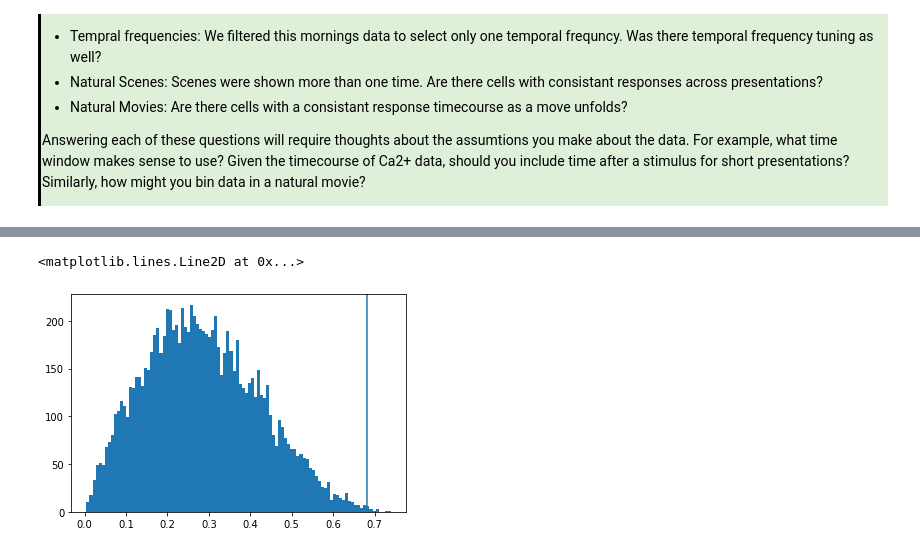
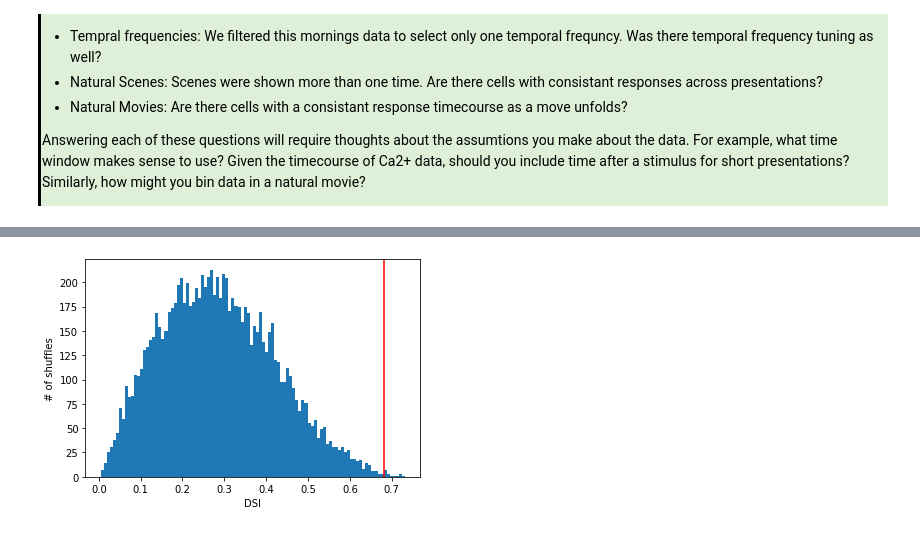
Before and after one commit to AllenInstitute/swdb_neural_encoding, a Jupyter notebook: code/Solutions/Day1Exercises_SelectedSolutions.ipynb, the cells around one changed output, grey strips where cells are left out. Cells and saved outputs as stored; diff of their text form; code cells hidden in the pictures.

Commit message:
Rearranged drafts. Separated solutions on workshop 1

```diff
--- a/code/Day1Exercises_w_solutions.ipynb
+++ b/code/Solutions/Day1Exercises_SelectedSolutions.ipynb
@@ -237,8 +238,9 @@ plt.colorbar(h)
 # Import model fitting code
 from sklearn.model_selection import train_test_split
 # Split
-train_matrix,test_matrix,train_response,test_response = train_test_split(design_matrix,responses,test_size=.5
-                                                                        )
+train_matrix,test_matrix,train_response,test_response = train_test_split(design_matrix,
+                                                                         responses,
+                                                                         test_size=.5)
 # %% [markdown]
 <div style="border-left: 3px solid #000; padding: 1px; padding-left: 10px; background: #DFF0D8; ">
 
@@ -353,11 +376,13 @@ But basically we will do bootstrapping
 # %%
 # Load data from workshop
 import os
+
+session_id = 637998955
 load_loc = os.path.join('/scratch','Workshop1')
 
-orientation = np.load(os.path.join(load_loc,'orientation.npy'))
-temp_freq = np.load(os.path.join(load_loc,'temp_freq.npy'))
-mean_response_all = np.load(os.path.join(load_loc,'mean_response_all.npy'))
+orientation = np.load(os.path.join(load_loc,str(session_id)+'_orientation.npy'))
+temp_freq = np.load(os.path.join(load_loc,str(session_id)+'_temp_freq.npy'))
+mean_response_all = np.load(os.path.join(load_loc,str(session_id)+'_mean_response_all.npy'))
 
 #filter for temp_freq = 1:
 orientation = orientation[temp_freq==1]
@@ -432,0 +472,5 @@ true_dsi = dsi(orientations,tuning)
+# %%
+shuffled_responses = np.random.permutation(mean_response_all[:,cell_idx])
+shuffled_tuning,_ = compute_tuning_curve(shuffled_responses,orientation,orientations)
+shuffled_dsi = dsi(orientations,shuffled_tuning)
+shuffled_dsi
@@ -432,0 +485,5 @@ true_dsi = dsi(orientations,tuning)
+# %%
+n_shuffles= 10000
+shuffled_dsi = np.zeros(n_shuffles)
+for ii in range(n_shuffles):
+    None # delete this and fill in your code!
@@ -441,10 +504,12 @@ for ii in range(n_shuffles):
     # And the dsi for the shuffled tuning
     shuffled_dsi[ii] = dsi(orientations,shuffled_tuning)
 # %%
+# Solution
 fig,ax = plt.subplots()
-ax.hist(shuffled_dsi,100)
-ax.axvline(true_dsi)
-ax.set_xlabel()
+ax.hist(shuffled_dsi,100,label = 'Shuffled DSI')
+ax.axvline(true_dsi,c = 'r',label = 'True DSI')
+ax.set_xlabel('DSI')
+ax.set_ylabel('# of shuffles');
+ax.se
 # %% [output]
-<matplotlib.lines.Line2D at 0x...>
-[figure, old version]
+[figure, new version]
```
Also changed, not shown: parts of 24 cells of this notebook, 5 other files.
